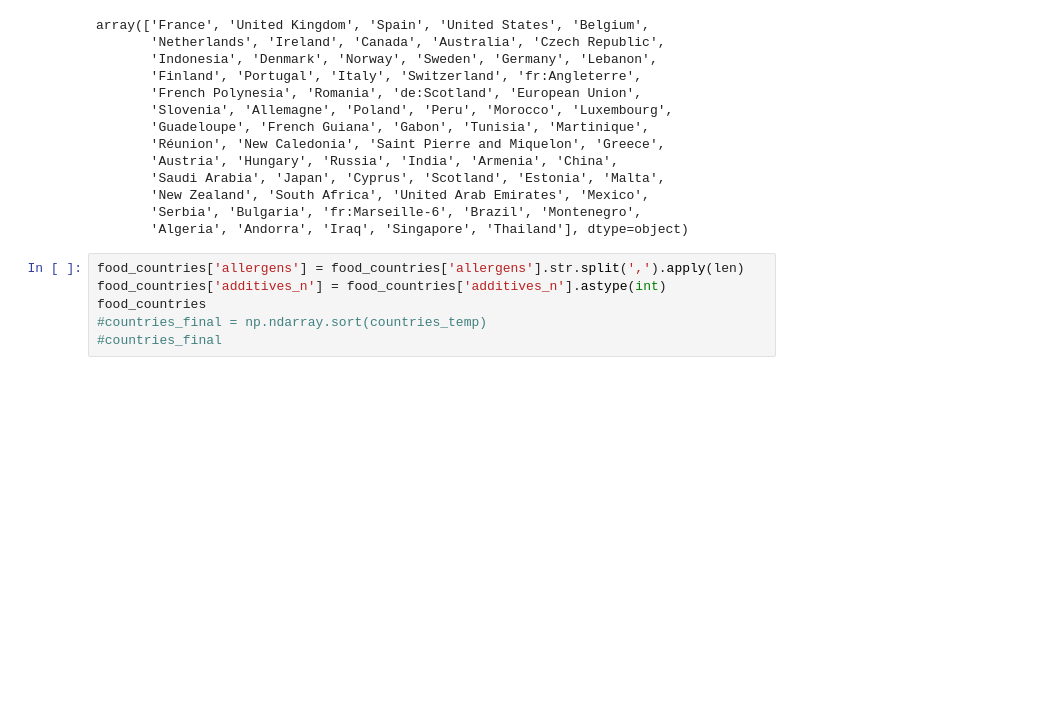
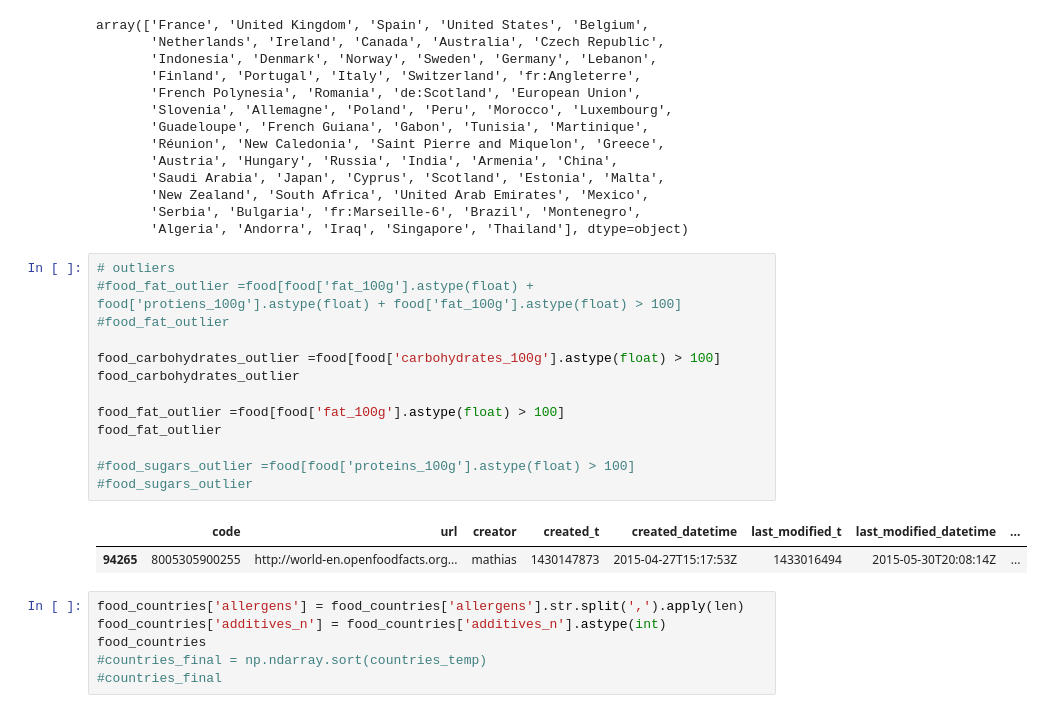
Before and after one commit to vivek-sethia/datamining-foodfacts, a Jupyter notebook: python_scripts/worldfoodfacts.ipynb, the cells around one changed output. Drawn from its saved outputs; the diff is of its cells as text; blank space fills up the shorter version.

```diff
--- a/python_scripts/worldfoodfacts.ipynb
+++ b/python_scripts/worldfoodfacts.ipynb
@@ -52,6 +62,22 @@ array(['France', 'United Kingdom', 'Spain', 'United States', 'Belgium',
        'New Zealand', 'South Africa', 'United Arab Emirates', 'Mexico',
        'Serbia', 'Bulgaria', 'fr:Marseille-6', 'Brazil', 'Montenegro',
        'Algeria', 'Andorra', 'Iraq', 'Singapore', 'Thailand'], dtype=object)
+# %%
+# outliers
+#food_fat_outlier =food[food['fat_100g'].astype(float) + food['protiens_100g'].astype(float) + food['fat_100g'].astype(float) > 100]
+#food_fat_outlier
+
+food_carbohydrates_outlier =food[food['carbohydrates_100g'].astype(float) > 100]
+food_carbohydrates_outlier
+
+food_fat_outlier =food[food['fat_100g'].astype(float) > 100]
+food_fat_outlier
+
+#food_sugars_outlier =food[food['proteins_100g'].astype(float) > 100]
+#food_sugars_outlier
+# %% [output]
+|  | code | url | creator | created_t | created_datetime | last_modified_t | last_modified_datetime | ... |
+| 94265 | 8005305900255 | http://world-en.openfoodfacts.org... | mathias | 1430147873 | 2015-04-27T15:17:53Z | 1433016494 | 2015-05-30T20:08:14Z | ... |
 # %%
 food_countries['allergens'] = food_countries['allergens'].str.split(',').apply(len)
 food_countries['additives_n'] = food_countries['additives_n'].astype(int)
```
Also changed, not shown: parts of 5 cells of this notebook, 1 other file.
